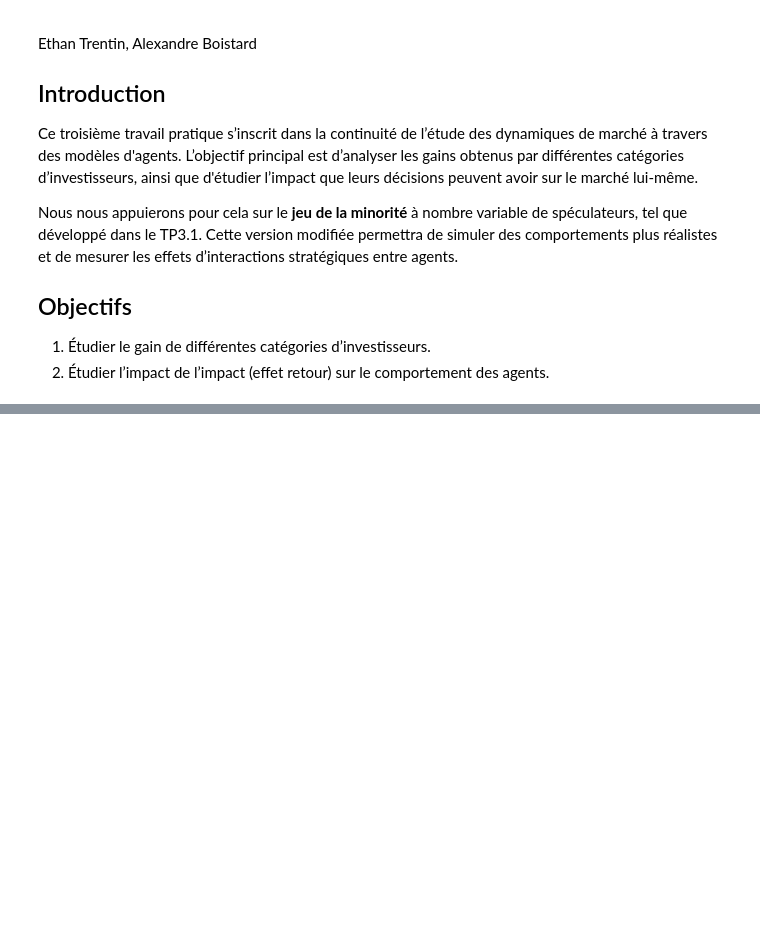
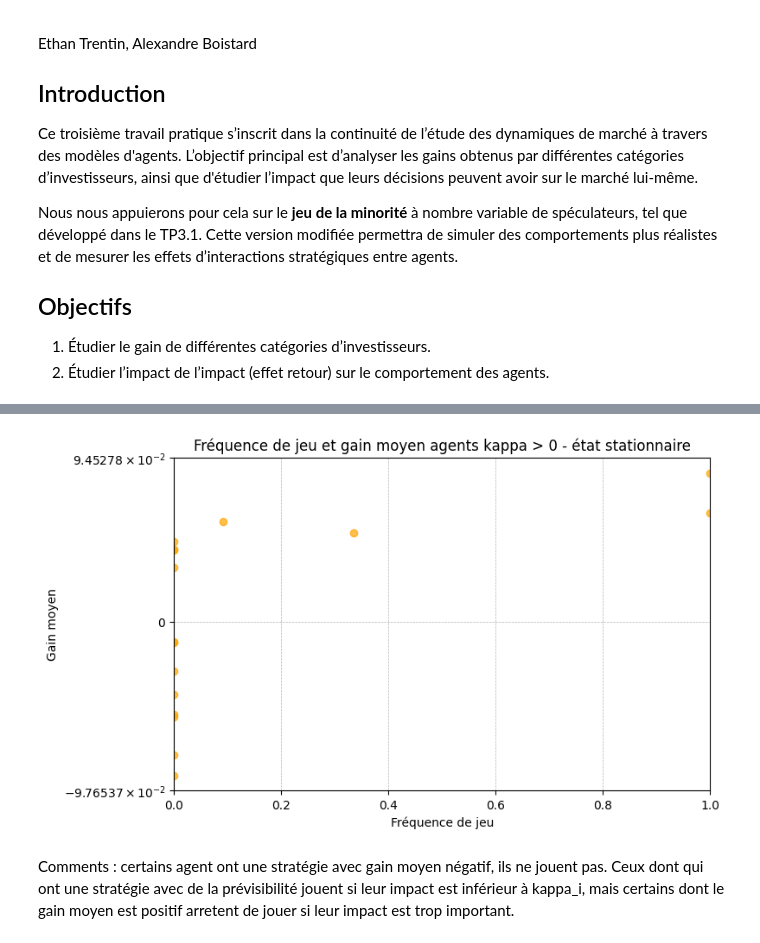
Before and after one commit to ethantrentin/Markets-Physic, a Jupyter notebook: TP_3.3_ABM.ipynb, the cells around one changed output, grey strips where cells are left out. Cells and saved outputs as stored; diff of their text form; code cells hidden in the pictures; blank space fills up the shorter version.

```diff
--- a/TP_3.3_ABM.ipynb
+++ b/TP_3.3_ABM.ipynb
@@ -143,0 +222,11 @@ plot_simulation(initialize, Ns, P, Np, M, T, epsilon)
+# %%
+def random_binary_list(n, ro):
+    """
+    Crée une liste binaire aléatoire de taille n avec une proportion ro de 1.
+    ro ∈ [0,1] est la fréquence de 1 attendue.
+    """
+    ro = min(max(ro, 0), 1)  # clamp dans [0, 1]
+    k = int(ro * n)
+    arr = np.array([1]*k + [0]*(n - k))
+    np.random.shuffle(arr)
+    return arr
@@ -143,0 +280,35 @@ plot_simulation(initialize, Ns, P, Np, M, T, epsilon)
+# %%
+A_history, mu_history, performance, n_list, performance_list, kappa_test = (
+    simulation_ro(
+    initialize, Ns, P, Np, M, T, epsilon))
+
+
+# On extrait les lignes correspondantes avec un masque numpy
+n_filtered = np.array(n_list)[:,kappa_test > 0]
+perf_filtered = np.array(performance_list)[:,kappa_test >0]
+
+# Ensuite on coupe pour ne prendre que la partie stationnaire
+t_stationnaire = 30000
+n_plot = n_filtered[t_stationnaire:]
+perf_plot = perf_filtered[t_stationnaire:]
+
+# Calcul fréquence et gain
+freq, gain = compute_playing_frequency(n_plot, perf_plot)
+
+# Affichage
+plt.figure(figsize=(8, 5))
+plt.scatter(freq, gain, color='orange', alpha=0.7)
+plt.yscale("symlog", linthresh=10)
+plt.xlabel("Fréquence de jeu")
+plt.ylabel("Gain moyen")
+plt.xlim(0, 1)
+plt.title("Fréquence de jeu et gain moyen agents kappa > 0 - état stationnaire")
+plt.grid(True, which='both', linestyle='--', linewidth=0.5)
+plt.show()
+# %% [output]
+[figure, added]
+# %% [markdown]
+Comments : certains agent ont une stratégie avec gain moyen négatif, ils ne
+jouent pas. Ceux dont qui ont une stratégie avec de la prévisibilité jouent
+si leur impact est inférieur à kappa_i, mais certains dont le gain moyen est
+positif arretent de jouer si leur impact est trop important.
```
Also changed, not shown: parts of 13 cells of this notebook.
